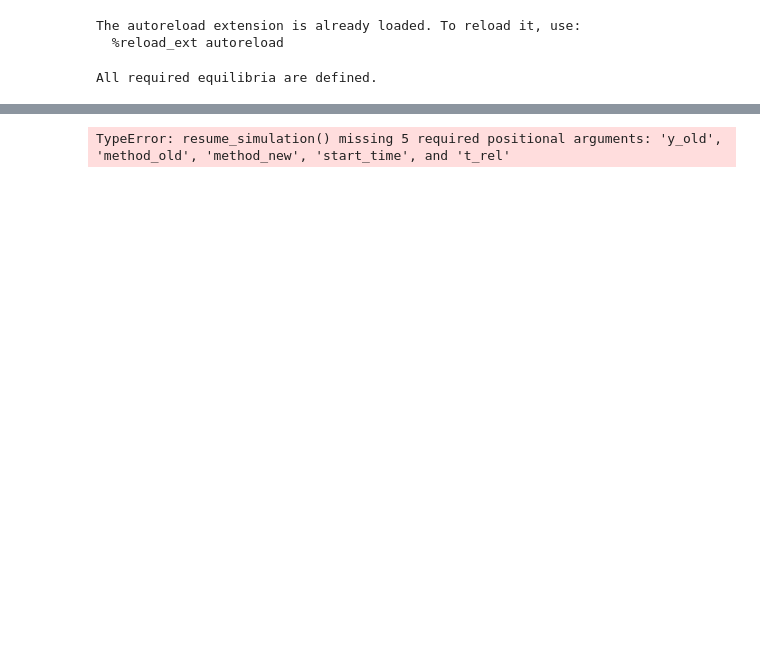
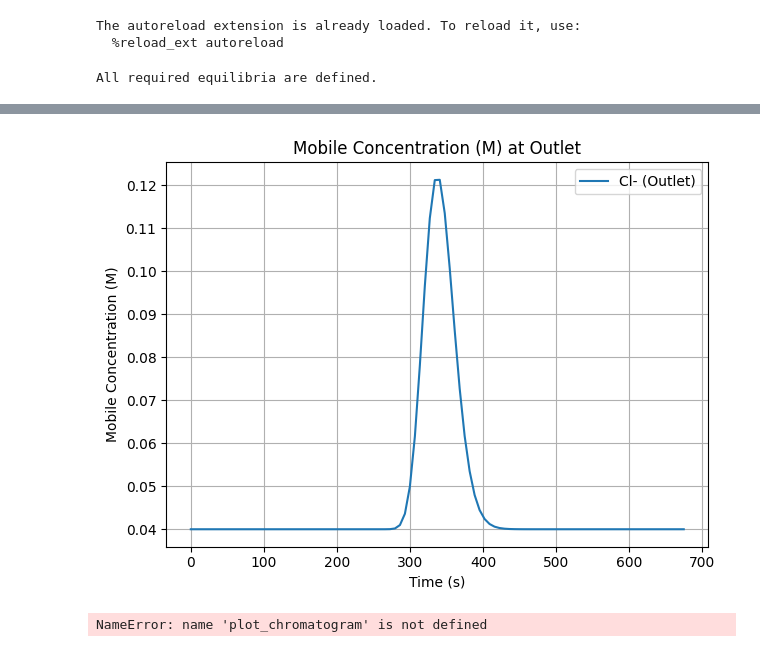
Before and after one commit to jonkeeley/openiex, a Jupyter notebook: notebooks/main.ipynb, the cells around one changed output, grey strips where cells are left out. Drawn from its saved outputs; the diff is of its cells as text; code cells hidden in the pictures; blank space fills up the shorter version.

```diff
--- a/notebooks/main.ipynb
+++ b/notebooks/main.ipynb
@@ -84,16 +130,22 @@ save_simulation("results/run2", res2)
 # %%
-res2: SimulationResult = load_simulation("results/run2")
+res_loaded: SimulationResult = load_simulation("results/run4")
+# %%
+plot_single_species(
+    res_loaded,
+    "Cl-",
+    x_axis="time"
+)
+# %% [output]
+[figure, added]
 # %%
 # 2) Resume with a new method2
-res3: SimulationResult = resume_simulation(
-    res2,
-    t_eval = np.linspace(0, 5, 50),
-    chromat_method = method,
-    system = system,
-    t_start = 500,             # pick up at t=2.3 s
+t_final = method_duration(method, system)
+t_eval = np.linspace(0, t_final, 100)
+res: SimulationResult = resume_simulation(
+    res_loaded, t_eval, method, system,
+    t_start = 500,
     integrator='BDF',
-    rtol=1e-3, atol=1e-5
+    rtol=1e-3,
+    atol=1e-5,
+    max_step=0.1
 )
-save_simulation("results/run1_extended", res3)
-# %% [output]
-TypeError: resume_simulation() missing 5 required positional arguments: 'y_old', 'method_old', 'method_new', 'start_time', and 't_rel'
@@ -99,0 +154,13 @@ TypeError: resume_simulation() missing 5 required positional arguments: 'y_old',
+# %%
+plot_chromatogram(
+    res,
+    x_axis='CV',
+    time_window=(0, 200),
+    plot_uv260=True,
+    plot_uv280=True,
+    plot_conductivity=True,
+    plot_percent_B=True,
+    highlight_time=50.0
+)
+# %% [output]
+NameError: name 'plot_chromatogram' is not defined
```
Also changed, not shown: parts of 7 cells of this notebook, 12 other files.
